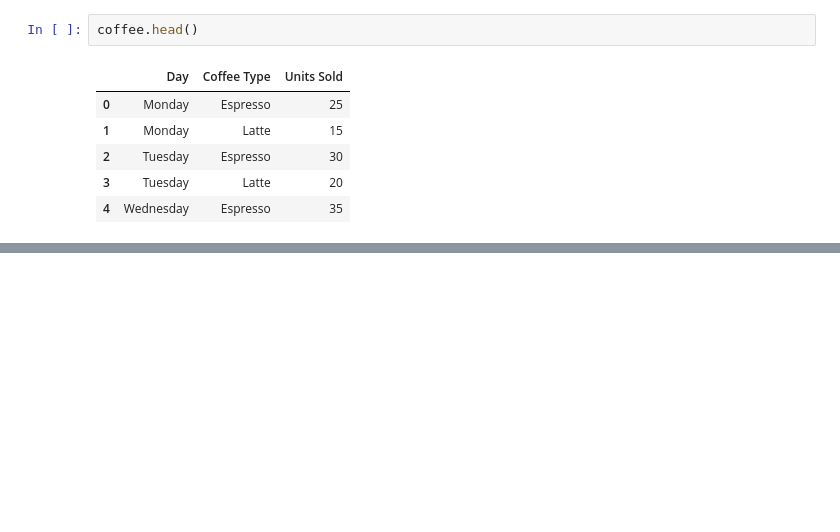
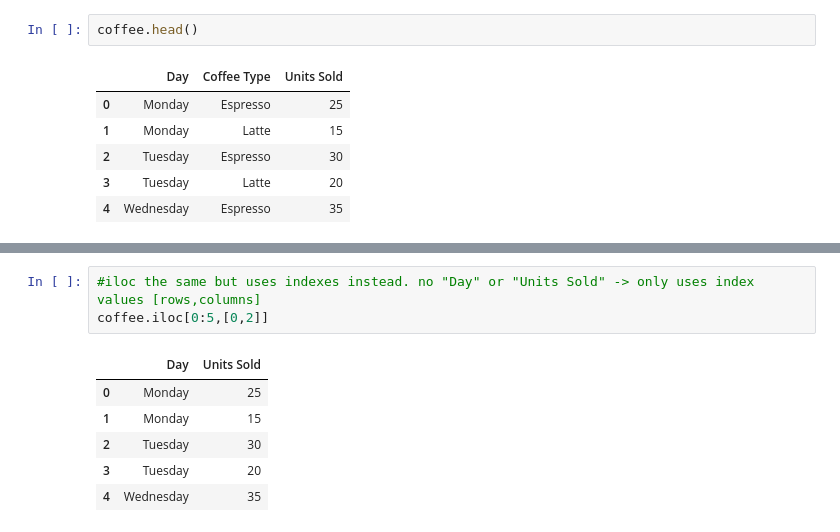
Before and after one commit to EmmanuelKevinS/python_practice, a Jupyter notebook: complete-pandas-tutorial-master/pandas_practice.ipynb, the cells around one changed output, grey strips where cells are left out. Cells and saved outputs as stored; diff of their text form; blank space fills up the shorter version.

```diff
--- a/complete-pandas-tutorial-master/pandas_practice.ipynb
+++ b/complete-pandas-tutorial-master/pandas_practice.ipynb
@@ -122,0 +147,10 @@ coffee.head()
+# %%
+#iloc the same but uses indexes instead. no "Day" or "Units Sold" -> only uses index values [rows,columns]
+coffee.iloc[0:5,[0,2]]
+# %% [output]
+|  | Day | Units Sold |
+| 0 | Monday | 25 |
+| 1 | Monday | 15 |
+| 2 | Tuesday | 30 |
+| 3 | Tuesday | 20 |
+| 4 | Wednesday | 35 |
```
Also changed, not shown: parts of 8 cells of this notebook.
